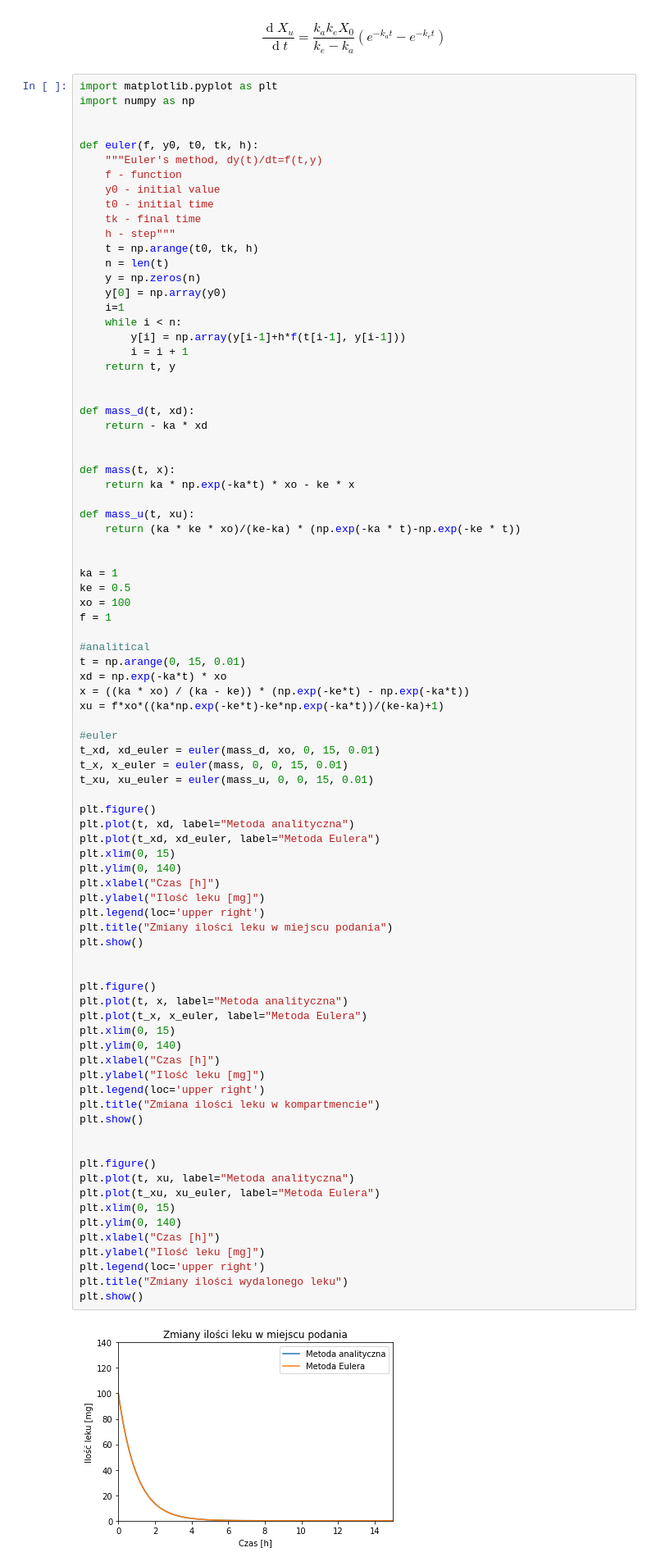
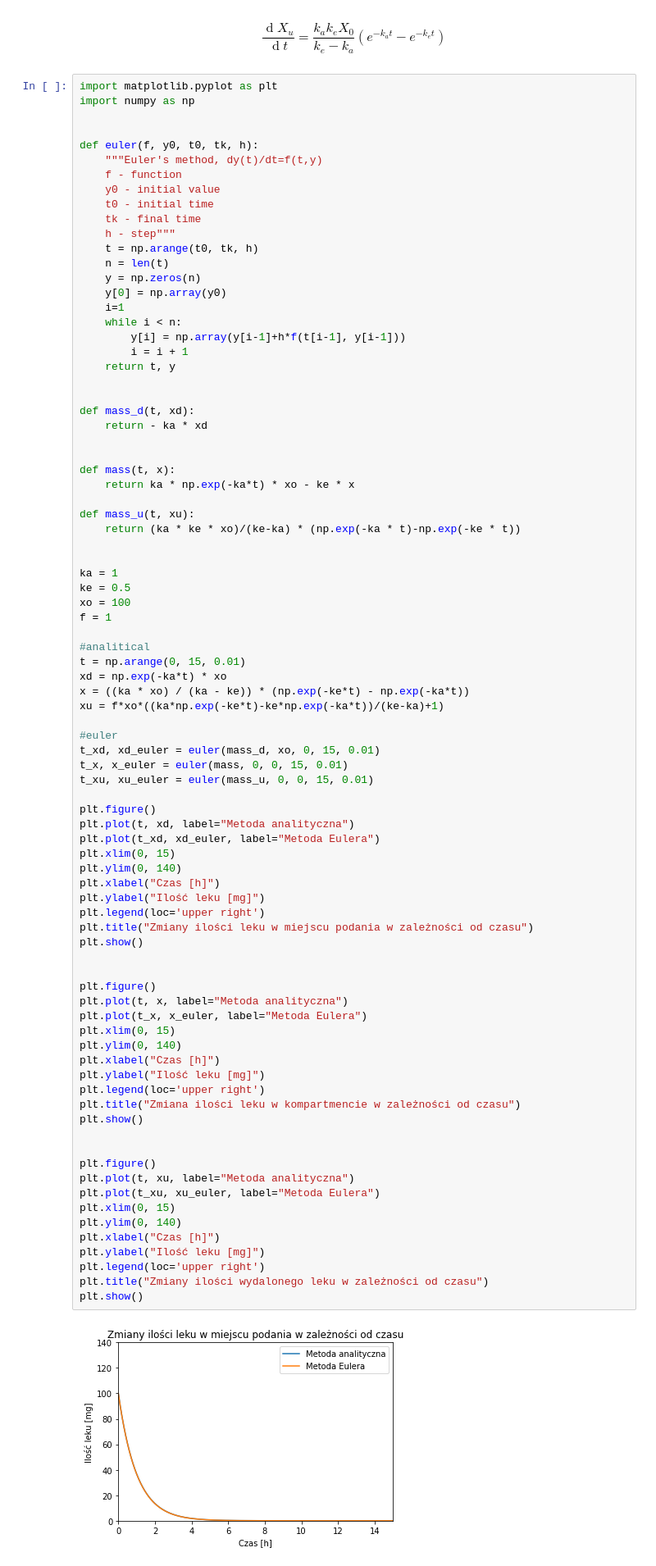
Before and after one commit to github-kamilk/Differential-equation, a Jupyter notebook: Iwach_Kowalski.ipynb, the cells around one changed output. Shown at 82% size. Drawn from its saved outputs; the diff is of its cells as text.

```diff
--- a/Iwach_Kowalski.ipynb
+++ b/Iwach_Kowalski.ipynb
@@ -424,34 +547,34 @@ plt.plot(t, xd, label="Metoda analityczna")
 plt.plot(t_xd, xd_euler, label="Metoda Eulera")
 plt.xlim(0, 15)
 plt.ylim(0, 140)
 plt.xlabel("Czas [h]")
 plt.ylabel("Ilość leku [mg]")
 plt.legend(loc='upper right')
-plt.title("Zmiany ilości leku w miejscu podania")
+plt.title("Zmiany ilości leku w miejscu podania w zależności od czasu")
 plt.show()
 
 
 plt.figure()
 plt.plot(t, x, label="Metoda analityczna")
 plt.plot(t_x, x_euler, label="Metoda Eulera")
 plt.xlim(0, 15)
 plt.ylim(0, 140)
 plt.xlabel("Czas [h]")
 plt.ylabel("Ilość leku [mg]")
 plt.legend(loc='upper right')
-plt.title("Zmiana ilości leku w kompartmencie")
+plt.title("Zmiana ilości leku w kompartmencie w zależności od czasu")
 plt.show()
 
 
 plt.figure()
 plt.plot(t, xu, label="Metoda analityczna")
 plt.plot(t_xu, xu_euler, label="Metoda Eulera")
 plt.xlim(0, 15)
 plt.ylim(0, 140)
 plt.xlabel("Czas [h]")
 plt.ylabel("Ilość leku [mg]")
 plt.legend(loc='upper right')
-plt.title("Zmiany ilości wydalonego leku")
+plt.title("Zmiany ilości wydalonego leku w zależności od czasu")
 plt.show()
 # %% [output]
-[figure, old version]
+[figure, new version]
```
Also changed, not shown: parts of 41 cells of this notebook.
